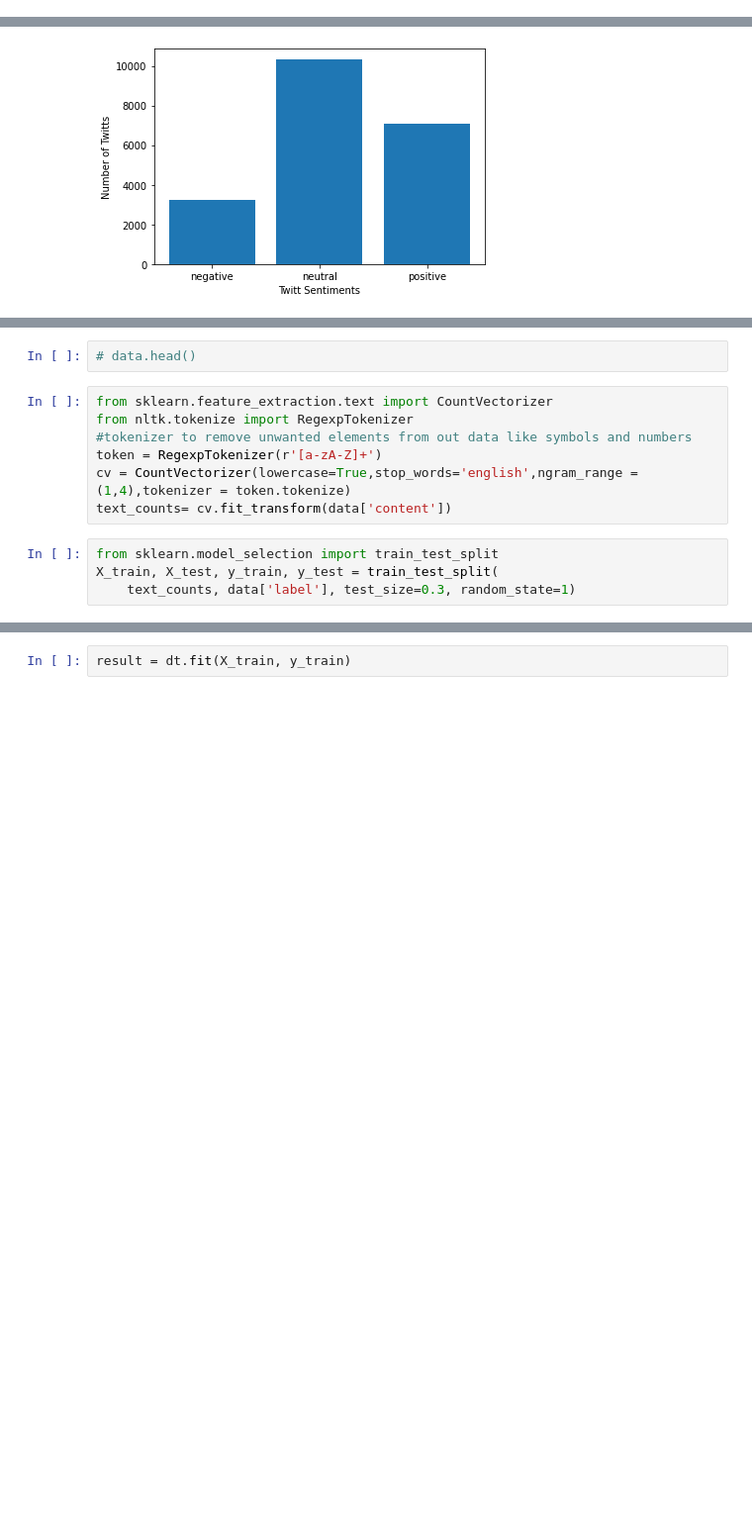
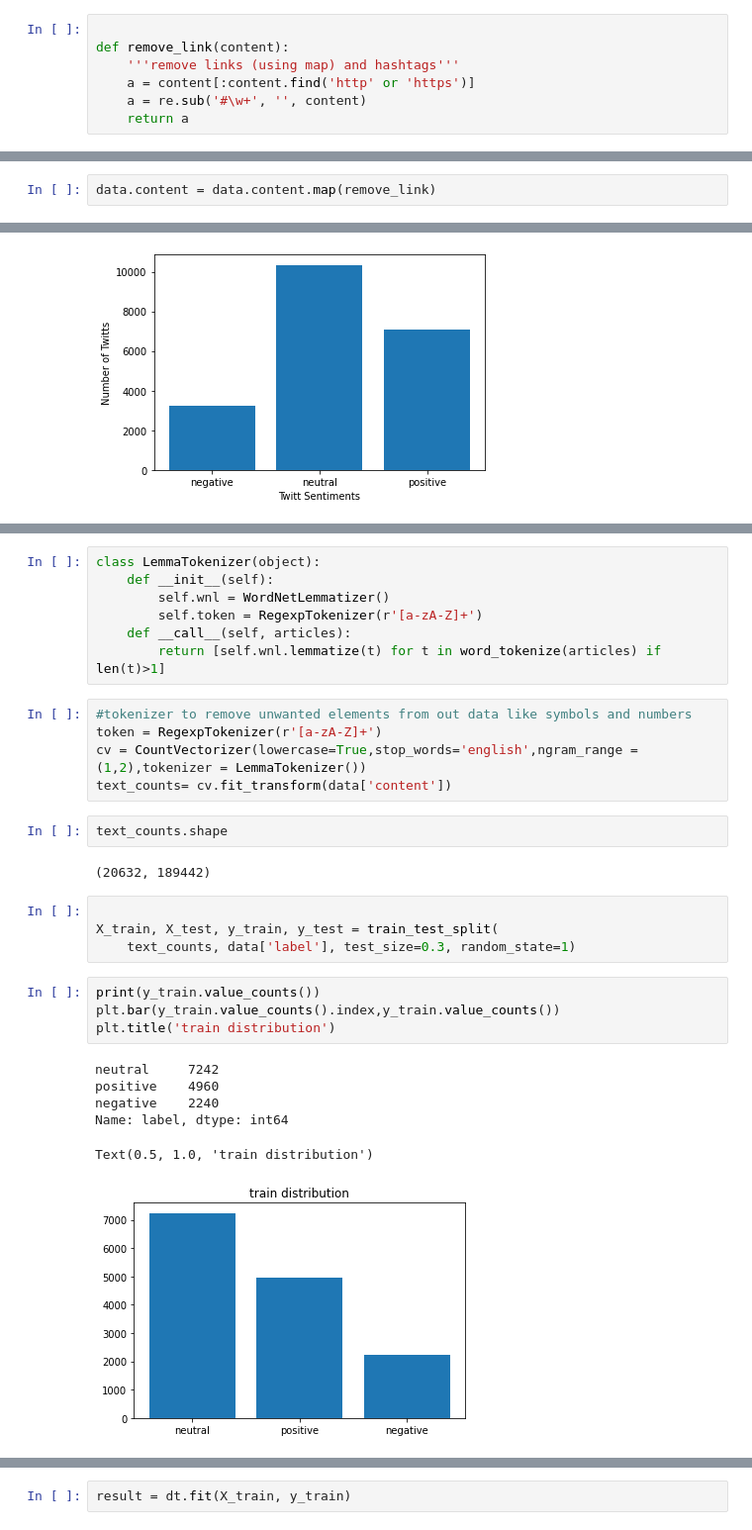
Before and after one commit to MahdiEsrafili/nlp_sentiment_analysis, a Jupyter notebook: subTaskA.ipynb, the cells around one changed output, grey strips where cells are left out. Shown: that part at 99% size. Saved outputs shown, nothing was run; the diff lists cells and outputs as text; blank space fills up the shorter version.

Commit message:
links and hashtags removed. accuracy is now 63.4

```diff
--- a/subTaskA.ipynb
+++ b/subTaskA.ipynb
@@ -7,6 +22,15 @@ from nltk.stem.snowball import SnowballStemmer
+# %%
+
+def remove_link(content):
+    '''remove links (using map) and hashtags'''
+    a = content[:content.find('http' or 'https')]
+    a = re.sub('#\w+', '', content)
+    return a
 # %%
 data = pd.read_csv('SemEval2017-task4-dev.subtask-A.english.INPUT.txt', names = ['id', 'label', 'content'], sep ='\t', index_col=False)
 data_bu = data
+# %%
+data.content = data.content.map(remove_link)
 # %%
 data.head()
 # %% [output]
@@ -86,13 +63,31 @@ plt.show()
-# %%
-# data.head()
+# %%
+class LemmaTokenizer(object):
+    def __init__(self):
+        self.wnl = WordNetLemmatizer()
+        self.token = RegexpTokenizer(r'[a-zA-Z]+')
+    def __call__(self, articles):
+        return [self.wnl.lemmatize(t) for t in word_tokenize(articles) if len(t)>1]
 # %%
-from sklearn.feature_extraction.text import CountVectorizer
-from nltk.tokenize import RegexpTokenizer
 #tokenizer to remove unwanted elements from out data like symbols and numbers
 token = RegexpTokenizer(r'[a-zA-Z]+')
-cv = CountVectorizer(lowercase=True,stop_words='english',ngram_range = (1,4),tokenizer = token.tokenize)
+cv = CountVectorizer(lowercase=True,stop_words='english',ngram_range = (1,2),tokenizer = LemmaTokenizer())
 text_counts= cv.fit_transform(data['content'])
+# %%
+text_counts.shape
+# %% [output]
+(20632, 189442)
 # %%
-from sklearn.model_selection import train_test_split
+
 X_train, X_test, y_train, y_test = train_test_split(
     text_counts, data['label'], test_size=0.3, random_state=1)
+# %%
+print(y_train.value_counts())
+plt.bar(y_train.value_counts().index,y_train.value_counts())
+plt.title('train distribution')
+# %% [output]
+neutral     7242
+positive    4960
+negative    2240
+Name: label, dtype: int64
+Text(0.5, 1.0, 'train distribution')
+[figure, added]
```
Also changed, not shown: parts of 46 cells of this notebook.
